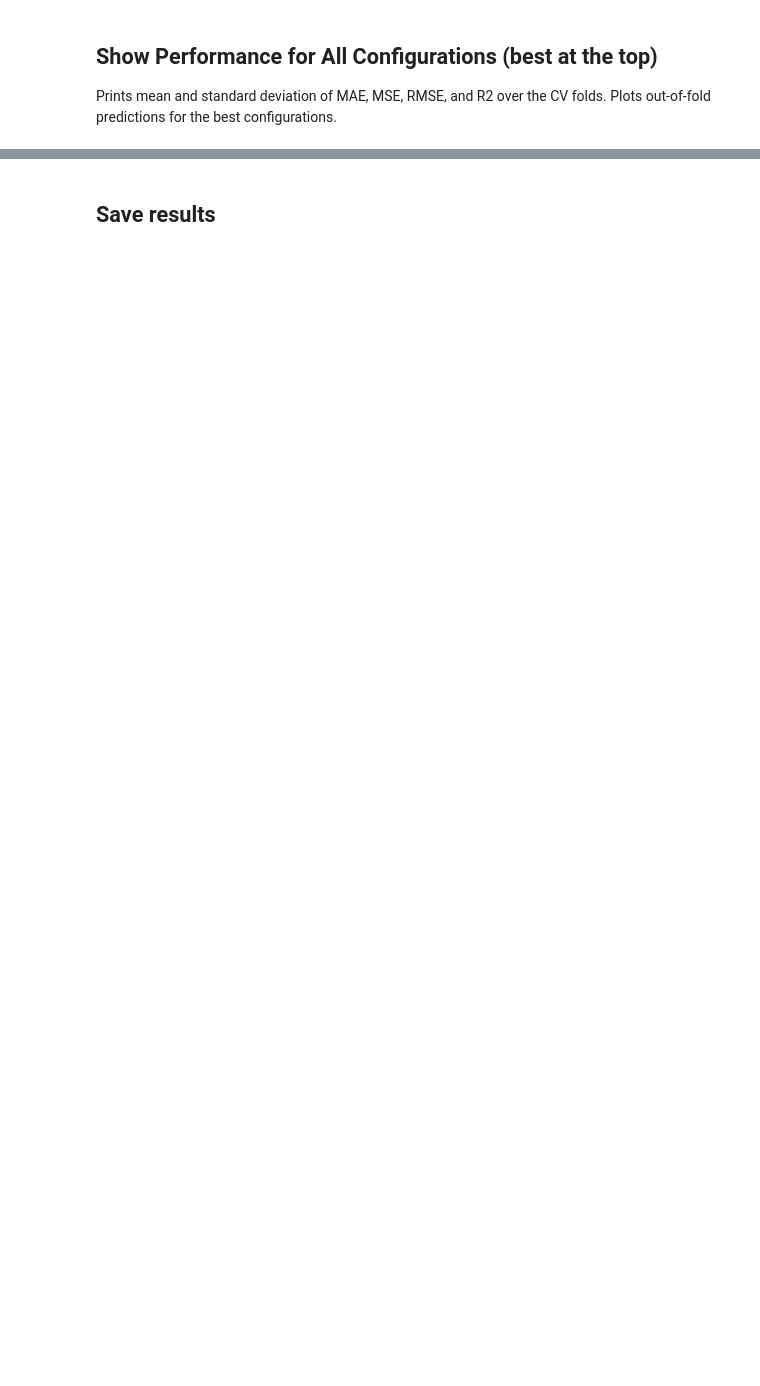
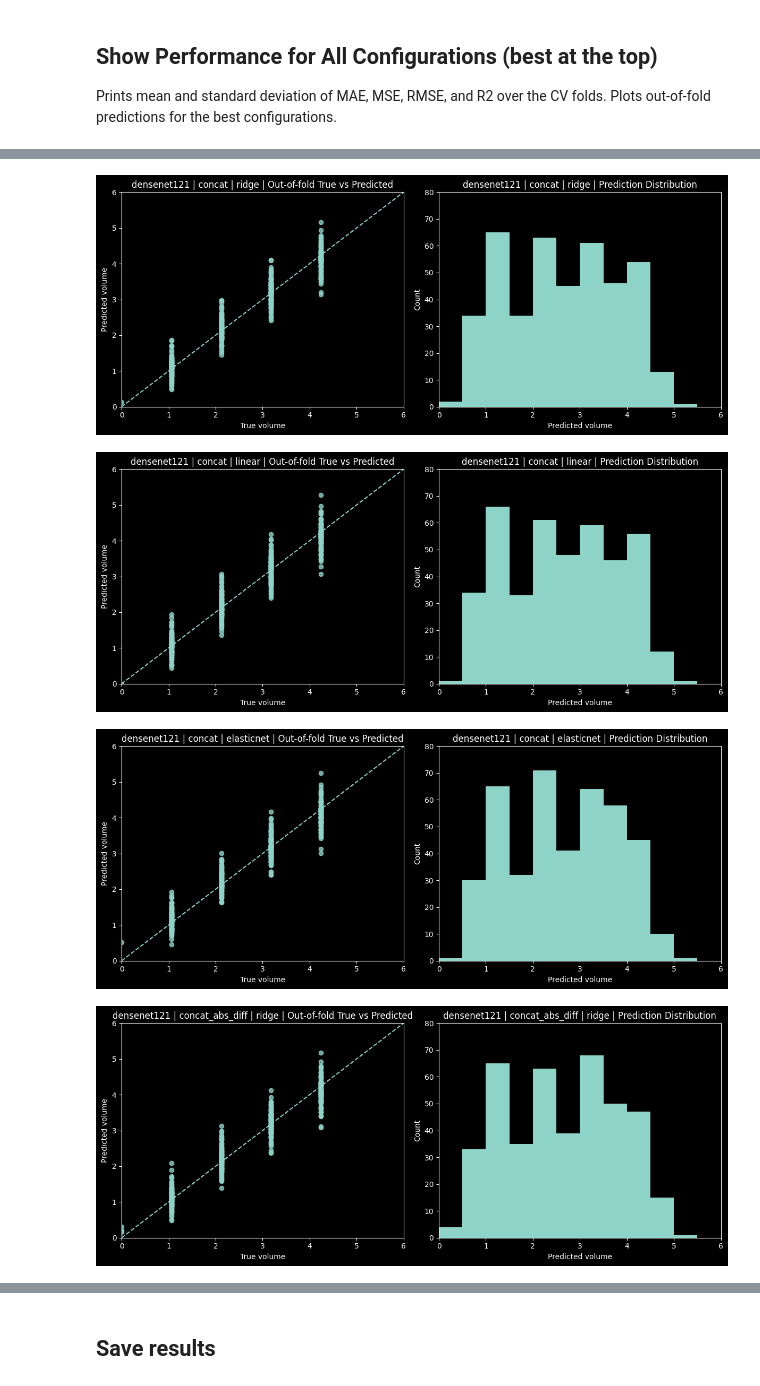
Before and after one commit to MineaSolas/ComputerVisionProject, a Jupyter notebook: top_side_frozen_performance.ipynb, the cells around one changed output, grey strips where cells are left out. Saved outputs shown, nothing was run; the diff lists cells and outputs as text; code cells hidden in the pictures; blank space fills up the shorter version.

```diff
--- a/top_side_frozen_performance.ipynb
+++ b/top_side_frozen_performance.ipynb
@@ -27,6 +38,6 @@ display(samples[["exp_id", "volume", "top_path", "side_path"]].head(8))
 ## Show Regression Model Configurations
 # %%
 print("Grid sizes per regressor:")
-for name, (_, grid) in REGRESSION_MODEL_CONFIGS.items():
+for name, (_, grid) in ALL_REGRESSION_MODEL_CONFIGS.items():
     n = len(list(ParameterGrid(grid))) if grid else 1
     print(f"  {name:15s}: {n:4d}")
@@ -36,10 +54,10 @@ for name, (_, grid) in REGRESSION_MODEL_CONFIGS.items():
 all_results = []
 nested_artifacts = {}
 
-for backbone_name in BACKBONE_NAMES:
+for backbone_name in ALL_BACKBONE_NAMES:
     embedding_memory_cache = {}
 
-    for fusion_name in FUSION_NAMES:
+    for fusion_name in ALL_FUSION_NAMES:
         print(f"\n{'#'*90}")
         print(f"Evaluating backbone={backbone_name}, fusion={fusion_name}")
         print(f"{'#'*90}")
@@ -59,7 +77,7 @@ for backbone_name in BACKBONE_NAMES:
             X=X,
             y=y,
             groups=groups,
-            model_configs=REGRESSION_MODEL_CONFIGS,
+            model_configs=ALL_REGRESSION_MODEL_CONFIGS,
             outer_splits=OUTER_SPLITS,
             inner_splits=INNER_SPLITS
         )
@@ -124,7 +283,9 @@ for (backbone_name, fusion_name), artifact in nested_artifacts.items():
 ## Show Performance for All Configurations (best at the top)
 Prints mean and standard deviation of MAE, MSE, RMSE, and R2 over the CV folds. Plots out-of-fold predictions for the best configurations.
 # %%
+pd.set_option("display.max_rows", None)
 display(results_df)
+pd.reset_option("display.max_rows")
 
 for _, row in results_df.head(5).iterrows():
     key = (row["backbone"], row["fusion"])
@@ -134,3 +295,4 @@ for _, row in results_df.head(5).iterrows():
         y_pred = artifact["oof_predictions"][row["regressor"]]
         title = f"{row['backbone']} | {row['fusion']} | {row['regressor']}"
         make_oof_plot(y_true, y_pred, title_prefix=title)
+# %% [output]
@@ -136,0 +316,4 @@ for _, row in results_df.head(5).iterrows():
+[figure, added]
+[figure, added]
+[figure, added]
+[figure, added]
```
Also changed, not shown: parts of 12 cells of this notebook, 14 other files.
